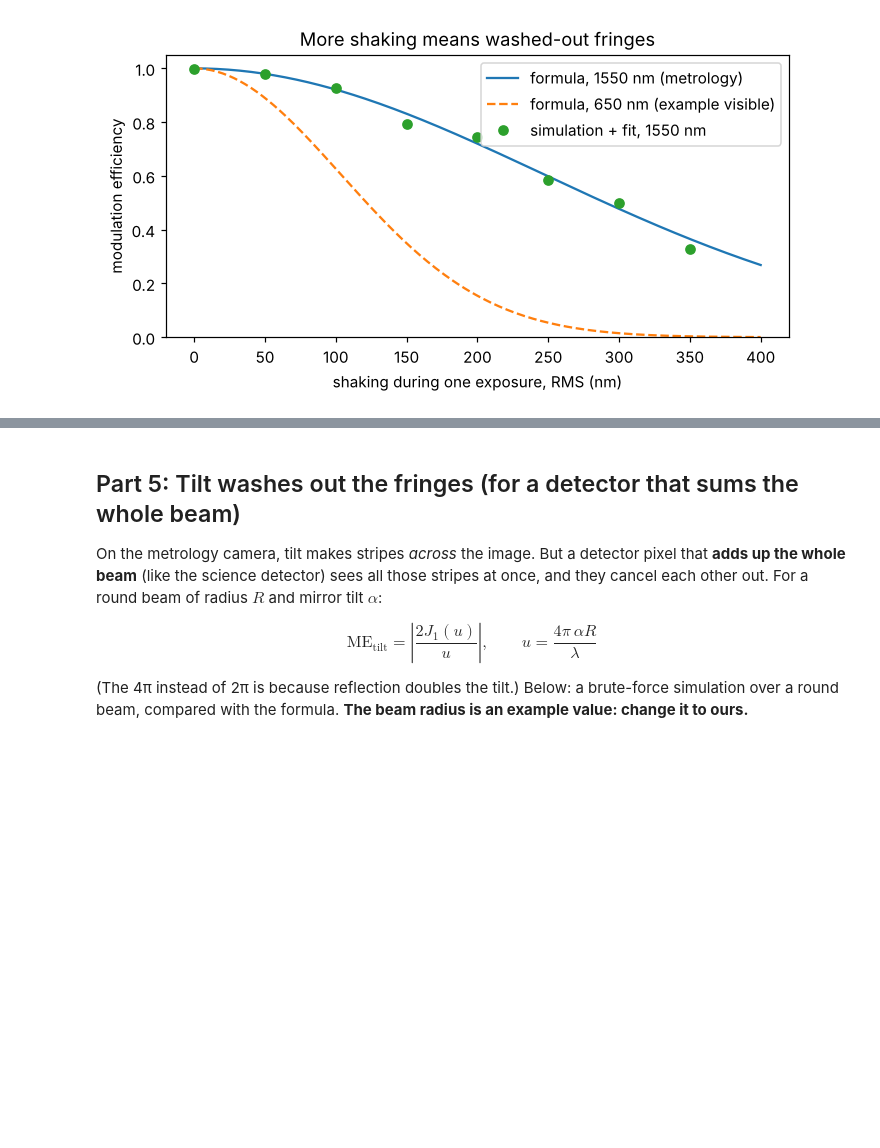
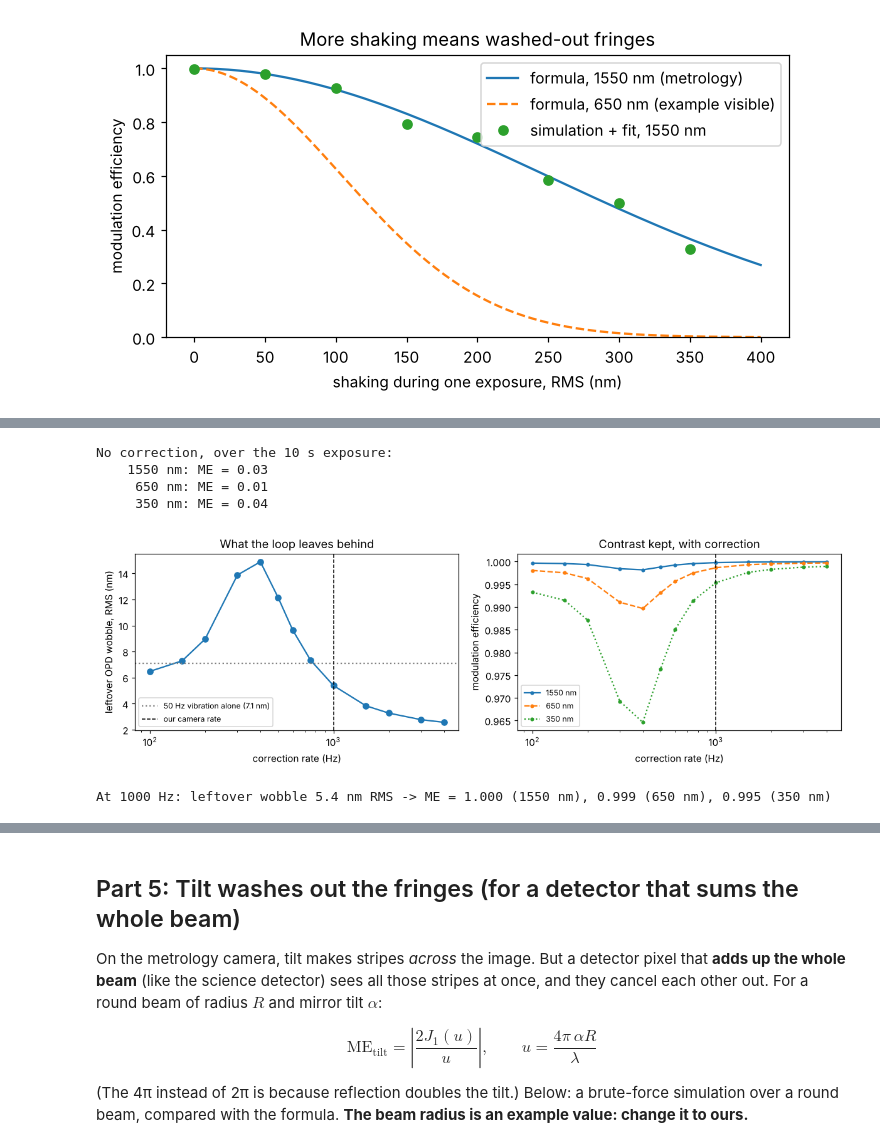
Before and after one commit to irmakmaviaytekin/430, a Jupyter notebook: mirror_alignment_progress.ipynb, the cells around one changed output, grey strips where cells are left out. Saved outputs shown, nothing was run; the diff lists cells and outputs as text; code cells hidden in the pictures; blank space fills up the shorter version.

```diff
--- a/mirror_alignment_progress.ipynb
+++ b/mirror_alignment_progress.ipynb
@@ -259,0 +315,68 @@ have a simulation on the rate of correcting for the 1000 images of the system
+# %%
+SIM_RATE_HZ = 12000        # fine time grid for the "real" mirror motion
+
+def disturbance_nm(t):
+    '''Made-up OPD disturbance: 300 nm/s drift + 0.5 Hz wander + 50 Hz vibration.'''
+    return 300 * t + 15 * np.sin(2 * np.pi * 0.5 * t) + 10 * np.sin(2 * np.pi * 50 * t)
+
+
+def run_loop(d, loop_hz, gain=0.5, noise_nm=3.0, delay_frames=1):
+    '''Piezo correction updated loop_hz times a second. Returns the leftover OPD error.'''
+    step = SIM_RATE_HZ // loop_hz                  # fine samples in one camera frame
+    correction = np.zeros_like(d)
+    c, measurements = 0.0, []
+    for k in range(len(d) // step):
+        frame = slice(k * step, (k + 1) * step)
+        correction[frame] = c                                           # piezo holds during the frame
+        seen = np.mean(d[frame] - c) + noise_nm * rng.standard_normal()  # camera averages over the frame
+        measurements.append(seen)
+        if len(measurements) > delay_frames:                           # the result arrives late
+            c += gain * measurements[-1 - delay_frames]
+    return d - correction
+
+
+def mod_eff_from_opd(opd_nm, wavelength_nm):
+    '''Contrast left after averaging fringes over a wandering OPD (exact, any shape of motion).'''
+    return np.abs(np.mean(np.exp(2j * np.pi * opd_nm / wavelength_nm)))
+
+
+t_fine = np.arange(0, 11, 1 / SIM_RATE_HZ)      # 1 s for the loop to lock, then a 10 s exposure
+d = disturbance_nm(t_fine)
+expo = slice(SIM_RATE_HZ, None)                 # the exposure part
+
+print("No correction, over the 10 s exposure:")
+for wl in WAVELENGTHS_NM:
+    print(f"   {wl:5d} nm: ME = {mod_eff_from_opd(d[expo], wl):.2f}")
+# %% [output]
+No correction, over the 10 s exposure:
+    1550 nm: ME = 0.03
+     650 nm: ME = 0.01
+     350 nm: ME = 0.04
+# %%
+loop_rates = np.array([100, 150, 200, 300, 400, 500, 600, 750, 1000, 1500, 2000, 3000, 4000])
+leftover = [run_loop(d, f)[expo] for f in loop_rates]
+leftover_rms = np.array([r.std() for r in leftover])
+vib_alone = (10 * np.sin(2 * np.pi * 50 * t_fine[expo])).std()   # the 50 Hz line on its own
+
+fig, axes = plt.subplots(1, 2, figsize=(11, 3.6))
+ax = axes[0]
+ax.plot(loop_rates, leftover_rms, "o-")
+ax.axhline(vib_alone, color="gray", ls=":", label=f"50 Hz vibration alone ({vib_alone:.1f} nm)")
+ax.axvline(CAMERA_FPS, color="k", ls="--", lw=1, label="our camera rate")
+ax.set_xscale("log"); ax.set_xlabel("correction rate (Hz)"); ax.set_ylabel("leftover OPD wobble, RMS (nm)")
+ax.set_title("What the loop leaves behind"); ax.legend(fontsize=8)
+
+ax = axes[1]
+for wl, style in zip(WAVELENGTHS_NM, ["-", "--", ":"]):
+    ax.plot(loop_rates, [mod_eff_from_opd(r, wl) for r in leftover], "o" + style, ms=3, label=f"{wl} nm")
+ax.axvline(CAMERA_FPS, color="k", ls="--", lw=1)
+ax.set_xscale("log"); ax.set_xlabel("correction rate (Hz)"); ax.set_ylabel("modulation efficiency")
+ax.set_title("Contrast kept, with correction"); ax.legend(fontsize=8)
+plt.tight_layout(); plt.show()
+
+i = list(loop_rates).index(CAMERA_FPS)
+print(f"At {CAMERA_FPS} Hz: leftover wobble {leftover_rms[i]:.1f} nm RMS -> ME = "
+      + ", ".join(f"{mod_eff_from_opd(leftover[i], wl):.3f} ({wl} nm)" for wl in WAVELENGTHS_NM))
+# %% [output]
+[figure, added]
+At 1000 Hz: leftover wobble 5.4 nm RMS -> ME = 1.000 (1550 nm), 0.999 (650 nm), 0.995 (350 nm)
```
Also changed, not shown: parts of 35 cells of this notebook.
